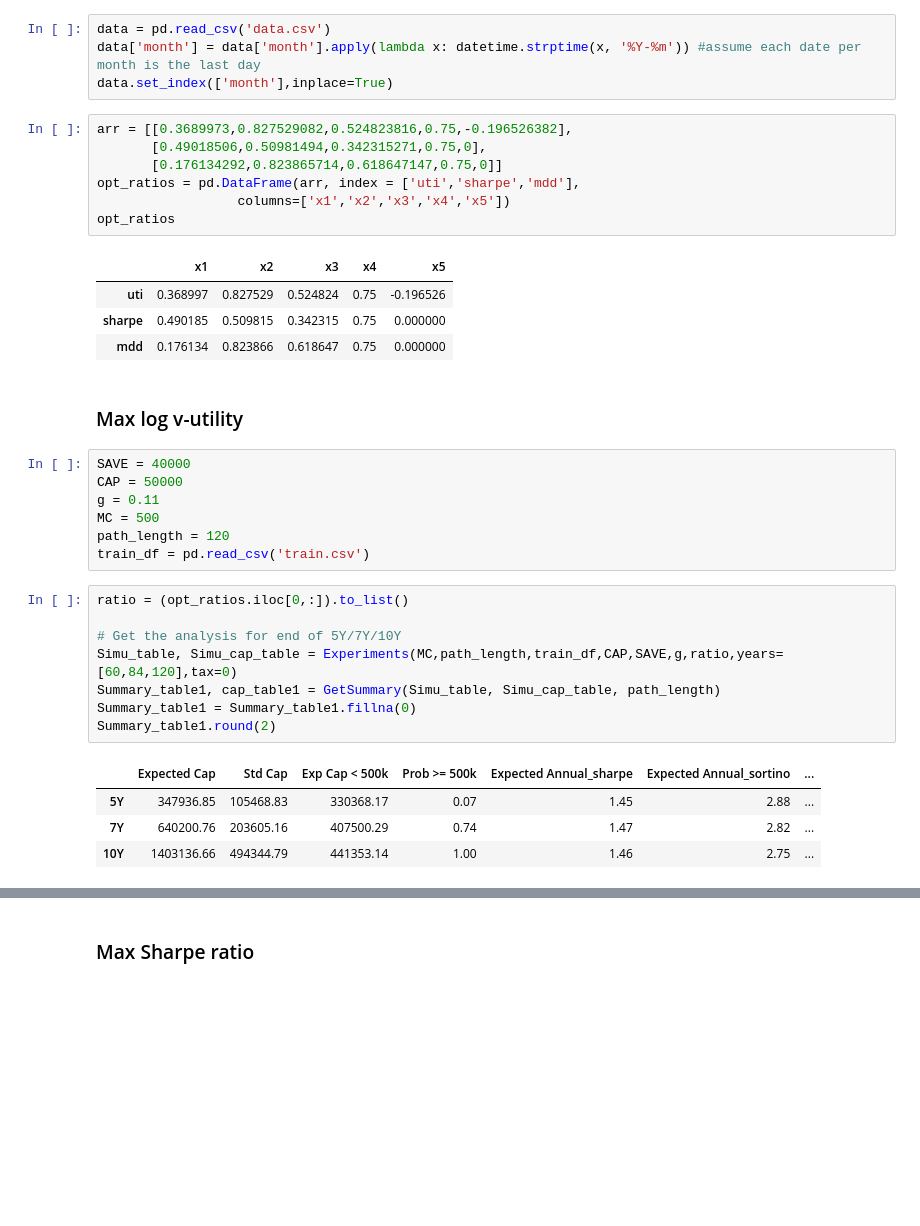
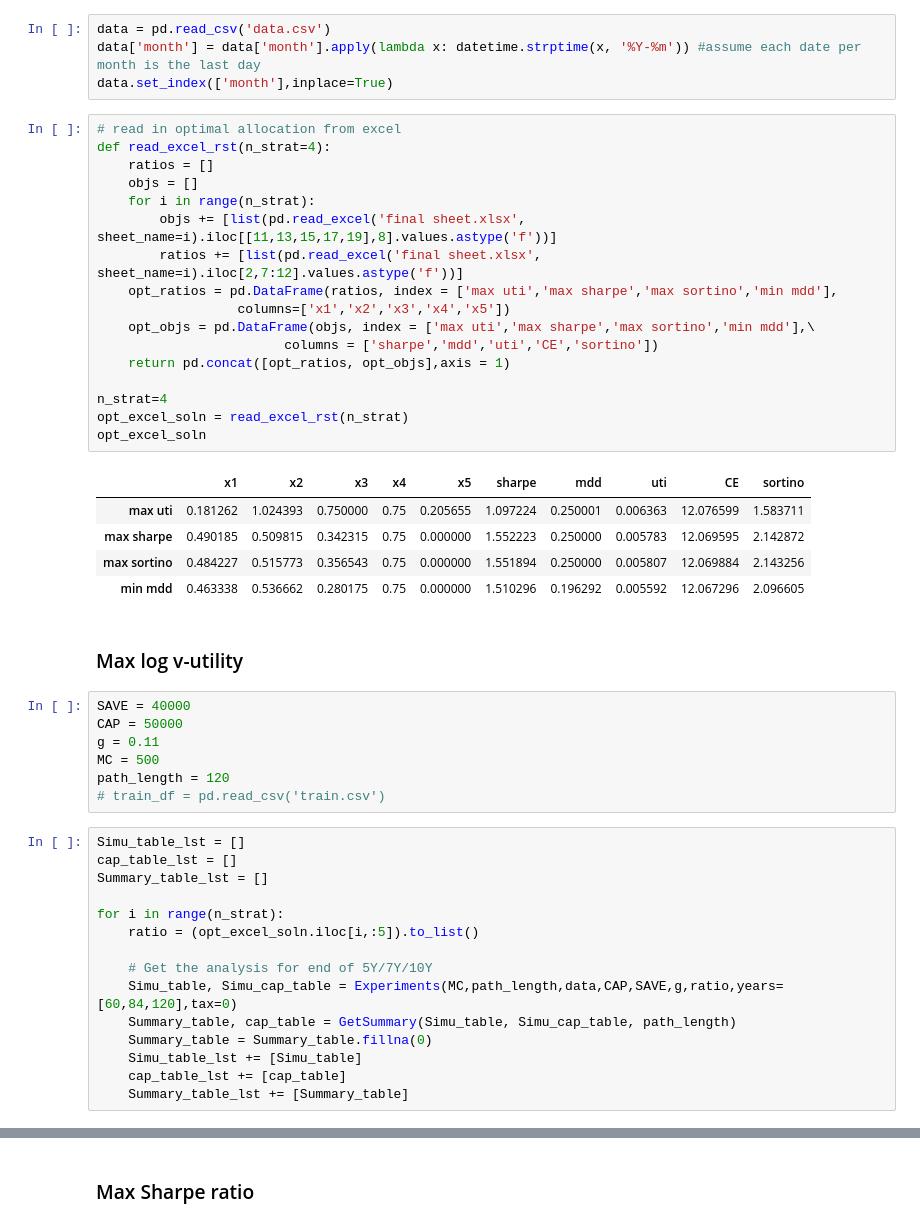
Before and after one commit to fxn-thu/FIN535-Final-23F, a Jupyter notebook: main.ipynb, the cells around one changed output, grey strips where cells are left out. Saved outputs shown, nothing was run; the diff lists cells and outputs as text; blank space fills up the shorter version.

```diff
--- a/main.ipynb
+++ b/main.ipynb
@@ -19,18 +19,29 @@ importlib.reload(McExperiment)
 data = pd.read_csv('data.csv')
 data['month'] = data['month'].apply(lambda x: datetime.strptime(x, '%Y-%m')) #assume each date per month is the last day
 data.set_index(['month'],inplace=True)
-# %%
-arr = [[0.3689973,0.827529082,0.524823816,0.75,-0.196526382],
-       [0.49018506,0.50981494,0.342315271,0.75,0],
-       [0.176134292,0.823865714,0.618647147,0.75,0]]
-opt_ratios = pd.DataFrame(arr, index = ['uti','sharpe','mdd'],
-                  columns=['x1','x2','x3','x4','x5'])
-opt_ratios
-# %% [output]
-|  | x1 | x2 | x3 | x4 | x5 |
-| uti | 0.368997 | 0.827529 | 0.524824 | 0.75 | -0.196526 |
-| sharpe | 0.490185 | 0.509815 | 0.342315 | 0.75 | 0.000000 |
-| mdd | 0.176134 | 0.823866 | 0.618647 | 0.75 | 0.000000 |
+# %%
+# read in optimal allocation from excel
+def read_excel_rst(n_strat=4):
+    ratios = []
+    objs = []
+    for i in range(n_strat):
+        objs += [list(pd.read_excel('final sheet.xlsx', sheet_name=i).iloc[[11,13,15,17,19],8].values.astype('f'))]
+        ratios += [list(pd.read_excel('final sheet.xlsx', sheet_name=i).iloc[2,7:12].values.astype('f'))]
+    opt_ratios = pd.DataFrame(ratios, index = ['max uti','max sharpe','max sortino','min mdd'],
+                  columns=['x1','x2','x3','x4','x5'])
+    opt_objs = pd.DataFrame(objs, index = ['max uti','max sharpe','max sortino','min mdd'],\
+                        columns = ['sharpe','mdd','uti','CE','sortino'])
+    return pd.concat([opt_ratios, opt_objs],axis = 1)
+
+n_strat=4
+opt_excel_soln = read_excel_rst(n_strat)
+opt_excel_soln
+# %% [output]
+|  | x1 | x2 | x3 | x4 | x5 | sharpe | mdd | uti | CE | sortino |
+| max uti | 0.181262 | 1.024393 | 0.750000 | 0.75 | 0.205655 | 1.097224 | 0.250001 | 0.006363 | 12.076599 | 1.583711 |
+| max sharpe | 0.490185 | 0.509815 | 0.342315 | 0.75 | 0.000000 | 1.552223 | 0.250000 | 0.005783 | 12.069595 | 2.142872 |
+| max sortino | 0.484227 | 0.515773 | 0.356543 | 0.75 | 0.000000 | 1.551894 | 0.250000 | 0.005807 | 12.069884 | 2.143256 |
+| min mdd | 0.463338 | 0.536662 | 0.280175 | 0.75 | 0.000000 | 1.510296 | 0.196292 | 0.005592 | 12.067296 | 2.096605 |
 # %% [markdown]
 ### Max log v-utility
 # %%
@@ -39,17 +50,19 @@ CAP = 50000
 g = 0.11
 MC = 500
 path_length = 120
-train_df = pd.read_csv('train.csv')
+# train_df = pd.read_csv('train.csv')
 # %%
-ratio = (opt_ratios.iloc[0,:]).to_list()
+Simu_table_lst = []
+cap_table_lst = []
+Summary_table_lst = []
 
-# Get the analysis for end of 5Y/7Y/10Y
-Simu_table, Simu_cap_table = Experiments(MC,path_length,train_df,CAP,SAVE,g,ratio,years=[60,84,120],tax=0)
-Summary_table1, cap_table1 = GetSummary(Simu_table, Simu_cap_table, path_length)
-Summary_table1 = Summary_table1.fillna(0)
-Summary_table1.round(2)
+for i in range(n_strat):
+    ratio = (opt_excel_soln.iloc[i,:5]).to_list()
+
+    # Get the analysis for end of 5Y/7Y/10Y
+    Simu_table, Simu_cap_table = Experiments(MC,path_length,data,CAP,SAVE,g,ratio,years=[60,84,120],tax=0)
+    Summary_table, cap_table = GetSummary(Simu_table, Simu_cap_table, path_length)
+    Summary_table = Summary_table.fillna(0)
+    Simu_table_lst += [Simu_table]
+    cap_table_lst += [cap_table]
+    Summary_table_lst += [Summary_table]
-# %% [output]
-|  | Expected Cap | Std Cap | Exp Cap < 500k | Prob >= 500k | Expected Annual_sharpe | Expected Annual_sortino | ... |
-| 5Y | 347936.85 | 105468.83 | 330368.17 | 0.07 | 1.45 | 2.88 | ... |
-| 7Y | 640200.76 | 203605.16 | 407500.29 | 0.74 | 1.47 | 2.82 | ... |
-| 10Y | 1403136.66 | 494344.79 | 441353.14 | 1.00 | 1.46 | 2.75 | ... |
```
Also changed, not shown: parts of 11 cells of this notebook, 5 other files.
